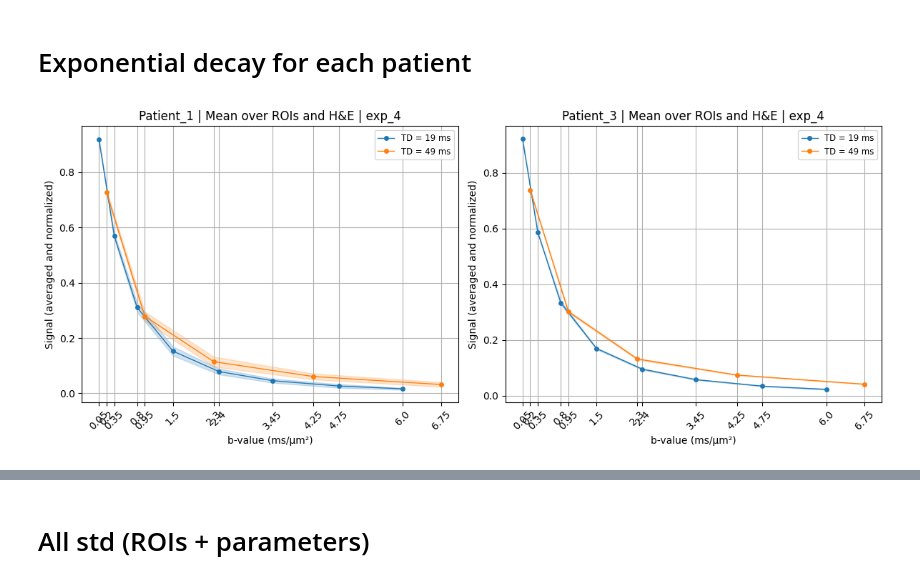
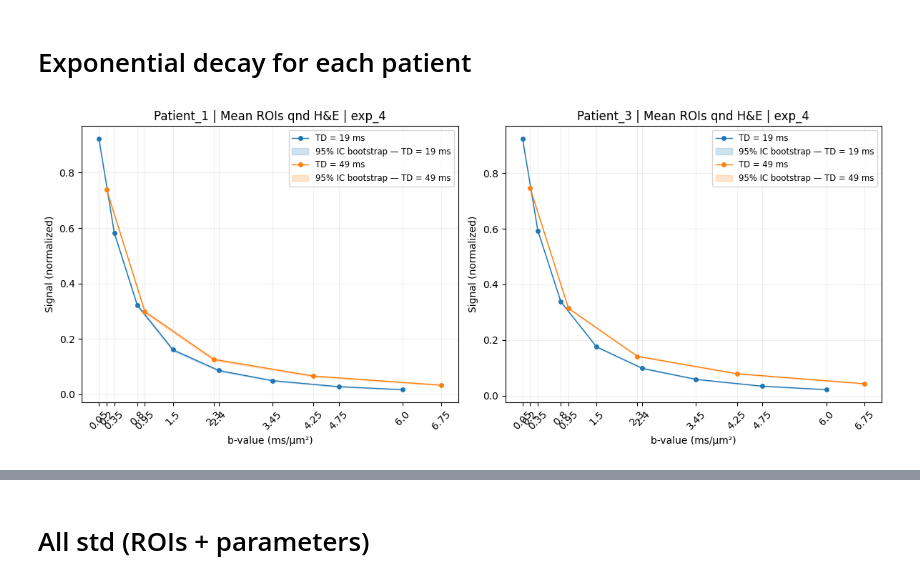
Before and after one commit to bennasar-maelyne/AMBER, a Jupyter notebook: Validation/Average_signal.ipynb, the cells around one changed output, grey strips where cells are left out. Cells and saved outputs as stored; diff of their text form; code cells hidden in the pictures.

```diff
--- a/Validation/Average_signal.ipynb
+++ b/Validation/Average_signal.ipynb
@@ -82,6 +42,7 @@ for pat_id in Patient:
             cell_max_cal=df["Cell: Max caliper"].to_numpy()
             cell_min_cal=df["Cell: Min caliper"].to_numpy()
 
+            # Plot histograms for cell area, max caliper, and min caliper
             '''
             plt.figure(figsize=(15, 4))
 
@@ -89,7 +50,7 @@ for pat_id in Patient:
             plt.hist(cell_area, bins=30, color='skyblue', edgecolor='black')
             plt.title(f"Cell Area patient {pat_id} H&E {he} cell expansion of {coef} µm")
             plt.xlabel("µm²")
-            plt.ylabel("Nombre de cellules")
+            plt.ylabel("Number of cells")
 
             plt.subplot(1, 3, 2)
             plt.hist(cell_max_cal, bins=30, color='lightgreen', edgecolor='black')
@@ -138,7 +99,7 @@ for pat_id in Patient:
     r2D_pat=r2D_pat/den
     r3D_pat=r3D_pat/den
 
-    print(f"---------Statistics Patient {pat_id}---------")
+    print(f"---------Statistics {pat_id}---------")
     print(f"Mean cell area = {cell_area_pat:.2f} µm²")
     print(f"Mean max caliper = {cell_max_cal_pat:.2f} µm")
     print(f"Mean min caliper = {cell_min_cal_pat:.2f} µm")
@@ -1078,7 +2786,7 @@ roi_colors = ['tab:blue', 'tab:orange', 'tab:green', 'tab:red', 'tab:purple', 't
 for pat_id in signal_json.keys():
     for he in signal_json[pat_id].keys():
 
-        # Nouvelle figure unique
+        # New figure for each patient and H&E
         fig, ax = plt.subplots(figsize=(10,6))
         ax.set_title(f"{pat_id} | {he} | {exp_selected}")
         ax.set_xlabel("b-value (ms/µm²)")
@@ -1108,7 +2816,7 @@ for pat_id in signal_json.keys():
                     label=f"{roi_name} Dex={Dex_central} µm²/s")
 
             # Dex
-            ax.fill_between(bvals, signals[Dex_min], signals[Dex_max], color=color, alpha=0.2)
+            ax.fill_between(bvals, signals[Dex_min], signals[Dex_max], color=color, alpha=0.2, label="Dex range (1.5 - 2.5 µm²/s)")
 
         ax.legend(fontsize='small', loc='upper right')
         ax.set_xticks(bvals)
@@ -1134,24 +2842,23 @@ Dex_options = [Dex_min, Dex_central, Dex_max]
 # Colors for TDs within each ROI
 TD_colors = ['tab:blue', 'tab:orange']
 
-# Colors for ROIs (just in case tu veux les harmoniser)
+# Colors for ROIs
 roi_colors = ['tab:green', 'tab:red', 'tab:purple', 'tab:cyan', 'tab:brown']
 
 for pat_id in signal_json.keys():
     for he in signal_json[pat_id].keys():
 
-        # Liste des ROIs pour l'exp sélectionné
+        # ROIs
         roi_names = list(signal_json[pat_id][he][exp_selected].keys())
         n_rois = len(roi_names)
         if n_rois == 0:
             continue
 
-        # Déterminer le nombre de lignes et colonnes pour 2 colonnes
         ncols = 2
         nrows = math.ceil(n_rois / ncols)
 
         fig, axes = plt.subplots(nrows, ncols, figsize=(12, 4*nrows))
-        axes = axes.flatten()  # faciliter l'itération
+        axes = axes.flatten()
 
         for idx, roi_name in enumerate(roi_names):
             ax = axes[idx]
@@ -1194,7 +2901,7 @@ for pat_id in signal_json.keys():
 
                 # Dex envelope
                 if len(signals_min) > 0 and len(signals_max) > 0:
-                    ax.fill_between(bvals, signals_min, signals_max, color=color, alpha=0.2)
+                    ax.fill_between(bvals, signals_min, signals_max, color=color, alpha=0.2, label="Dex range (1.5 - 2.5 µm²/s)")
 
             ax.legend(fontsize='small')
             ax.set_xticks(bvals)
@@ -1214,28 +2921,25 @@ for pat_id in signal_json.keys():
 # Exponential decay for each patient
 # %%
 exp_selected = "exp_4"
-Dex_central = 2.2
-bval_max = 7.5
-TD_colors = ['tab:blue', 'tab:orange']
+Dex_central  = 2.2
+bval_max     = 7.5
+TD_colors    = ['tab:blue', 'tab:orange']
 
 pat_ids = list(signal_json.keys())
-n_pats = len(pat_ids)
+n_pats  = len(pat_ids)
 
-# Determine grid layout (2 columns max)
 ncols = min(2, n_pats)
 nrows = int(np.ceil(n_pats / ncols))
 
 fig, axes = plt.subplots(nrows, ncols, figsize=(6*ncols, 5*nrows))
-axes = np.array(axes).flatten()  # flatten in case of multiple rows
+axes = np.array(axes).flatten()
 
 for ax_idx, pat_id in enumerate(pat_ids):
     ax = axes[ax_idx]
 
-    # Dictionary to store signals per TD and b-value
     td_bval_signals = {}
     all_bvals = set()
 
-    # --- Aggregate signals over all ROIs and H&Es ---
     for he in signal_json[pat_id].keys():
         if exp_selected not in signal_json[pat_id][he]:
             continue
@@ -1244,68 +2948,67 @@ for ax_idx, pat_id in enumerate(pat_ids):
                 if TD_key not in td_bval_signals:
                     td_bval_signals[TD_key] = {}
 
-                # Extract mean signals for the selected Dex
-                data = signal_json[pat_id][he][exp_selected][roi_name][TD_key][f"Dex_{Dex_central}"]
-                bvals = np.array(data["bval"])
+                data   = signal_json[pat_id][he][exp_selected][roi_name][TD_key][f"Dex_{Dex_central}"]
+                bvals   = np.array(data["bval"])
                 signals = np.array(data["signals_mean"])
+                p_lows  = np.array(data["p_low"])
+                p_highs = np.array(data["p_high"])
 
-                # Filter b-values below max
-                mask = bvals < bval_max
-                bvals = bvals[mask]
-                signals = signals[mask]
+                mask    = bvals < bval_max
+                bvals, signals = bvals[mask], signals[mask]
+                p_lows, p_highs = p_lows[mask], p_highs[mask]
 
                 all_bvals.update(bvals.tolist())
 
-                # Append signals per b-value
-                for b, s in zip(bvals, signals):
-                    td_bval_signals[TD_key].setdefault(b, []).append(s)
+                for b, s, pl, ph in zip(bvals, signals, p_lows, p_highs):
+                    td_bval_signals[TD_key].setdefault(b, {
+                        "signals": [], "p_lows": [], "p_highs": []
+                    })
+                    td_bval_signals[TD_key][b]["signals"].append(s)
+                    td_bval_signals[TD_key][b]["p_lows"].append(pl)
+                    td_bval_signals[TD_key][b]["p_highs"].append(ph)
 
     all_bvals = sorted(all_bvals)
 
-    # --- Plot for each TD ---
     for td_idx, TD_key in enumerate(sorted(td_bval_signals.keys())):
         bvals_sorted = sorted(td_bval_signals[TD_key].keys())
 
-        mean_signals = []
-        std_signals = []
-        bvals_used = []
+        mean_signals, p_lows_agg, p_highs_agg, bvals_used = [], [], [], []
 
-        # Only include b-values with actual data
         for b in bvals_sorted:
-            signals_list = td_bval_signals[TD_key][b]
-            if len(signals_list) > 0:
-                mean_signals.append(np.mean(signals_list))
-                std_signals.append(np.std(signals_list))
+            entry = td_bval_signals[TD_key][b]
+            if len(entry["signals"]) > 0:
+                mean_signals.append(np.mean(entry["signals"]))
+                p_lows_agg.append(np.mean(entry["p_lows"]))
+                p_highs_agg.append(np.mean(entry["p_highs"]))
                 bvals_used.append(b)
 
         mean_signals = np.array(mean_signals)
-        std_signals = np.array(std_signals)
-        bvals_used = np.array(bvals_used)
+        p_lows_agg   = np.array(p_lows_agg)
+        p_highs_agg  = np.array(p_highs_agg)
+        bvals_used   = np.array(bvals_used)
 
-        color = TD_colors[td_idx % len(TD_colors)]
+        color    = TD_colors[td_idx % len(TD_colors)]
+        td_label = TD_key.split('_')[1]
 
-        # Plot mean signal
         ax.plot(bvals_used, mean_signals, marker='o', markersize=4,
-                linewidth=1, label=f"TD = {TD_key.split('_')[1]} ms", color=color)
-        # Plot envelope ± std
-        ax.fill_between(bvals_used, mean_signals - std_signals, mean_signals + std_signals,
-                        color=color, alpha=0.2)
-
-    ax.set_title(f"{pat_id} | Mean over ROIs and H&E | {exp_selected}")
+                linewidth=1, color=color,
+                label=f"TD = {td_label} ms")
+        ax.fill_between(bvals_used, p_lows_agg, p_highs_agg,
+                        color=color, alpha=0.2,
+                        label=f"95% CI bootstrap — TD = {td_label} ms")
+    ax.set_title(f"{pat_id} | Mean ROIs and H&E | {exp_selected}")
     ax.set_xlabel("b-value (ms/µm²)")
-    ax.set_ylabel("Signal (averaged and normalized)")
-    ax.grid(True)
+    ax.set_ylabel("Signal (normalized)")
+    ax.grid(True, alpha=0.2)
     ax.legend(fontsize='small')
-
-    # Optional: set all x-ticks to the union of b-values
     ax.set_xticks(all_bvals)
     ax.set_xticklabels([str(round(b, 2)) for b in all_bvals], rotation=45)
 
-# Remove empty axes if there are fewer patients than subplots
 for j in range(len(pat_ids), len(axes)):
     fig.delaxes(axes[j])
 
 plt.tight_layout()
 plt.show()
 # %% [output]
-[figure, old version]
+[figure, new version]
```
Also changed, not shown: parts of 43 cells of this notebook, 29 other files.
